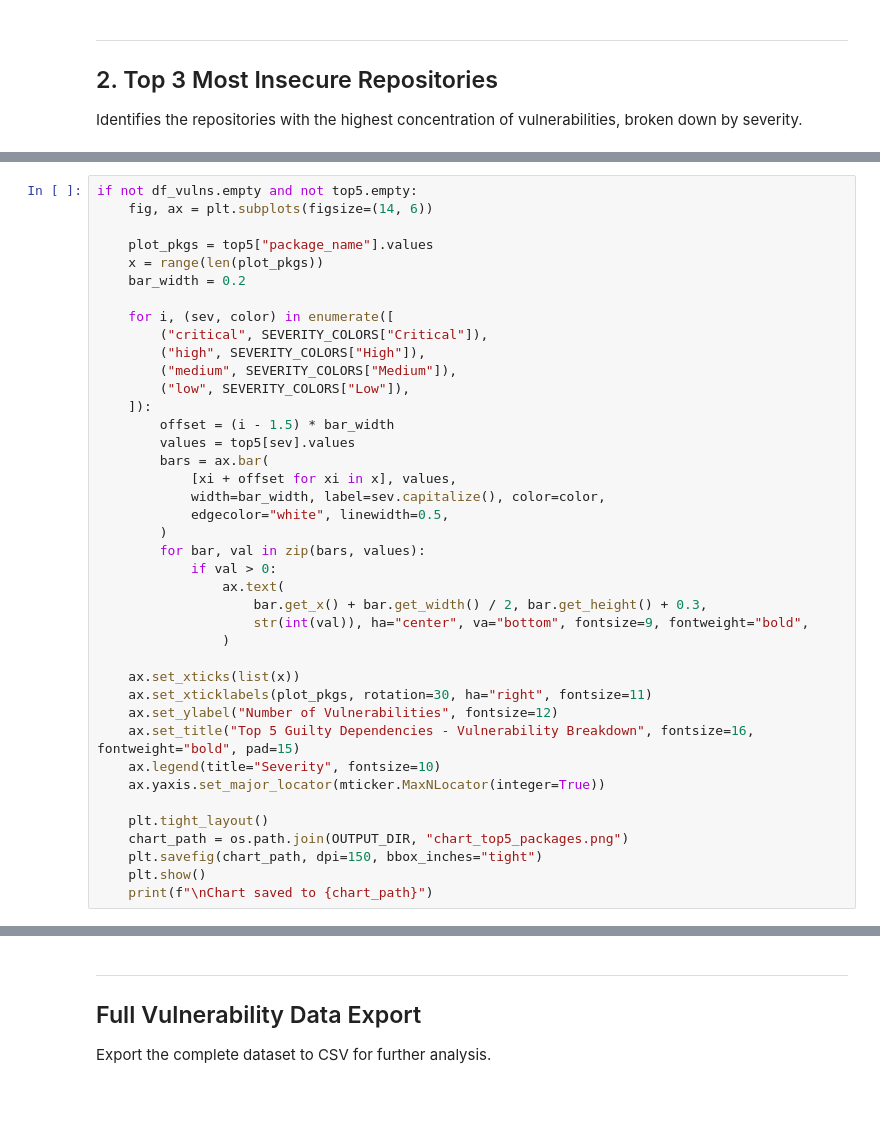
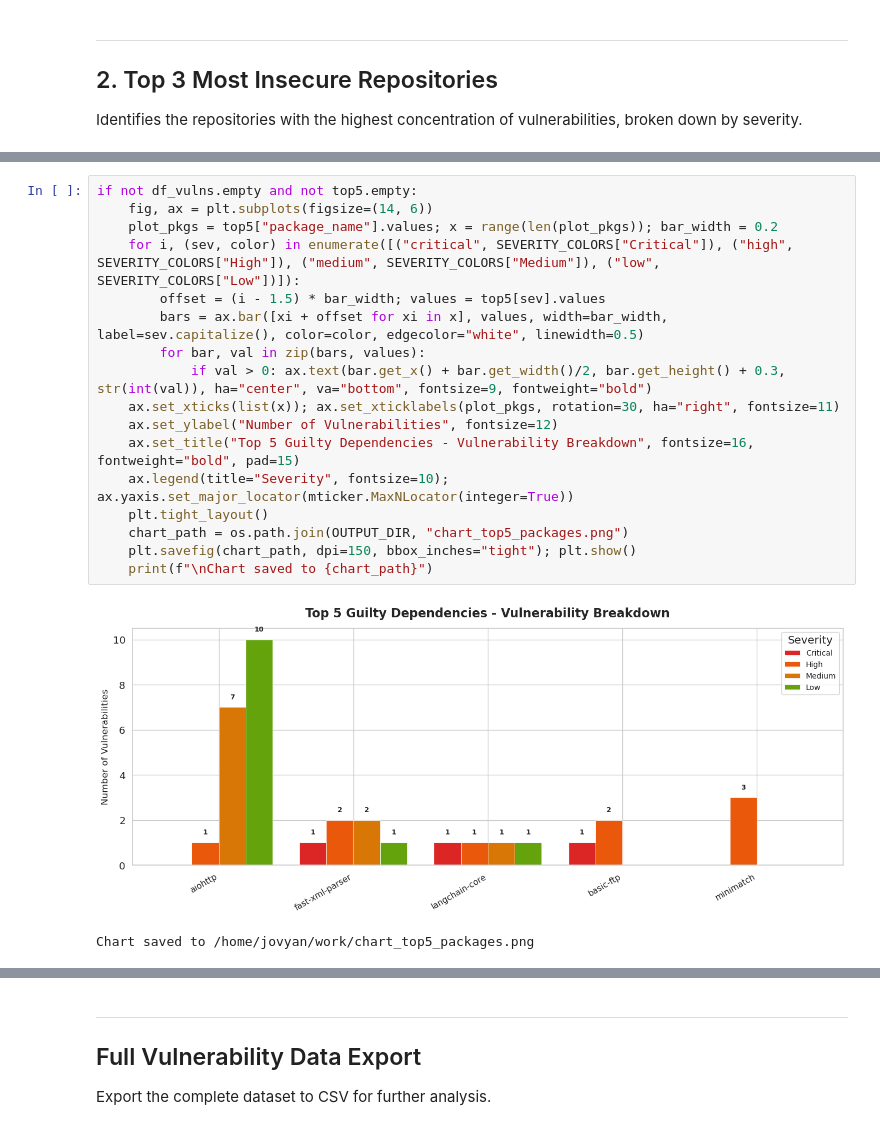
Before and after one commit to F33gz/SBOMs, a Jupyter notebook: notebooks/analysis.ipynb, the cells around one changed output, grey strips where cells are left out. Saved outputs shown, nothing was run; the diff lists cells and outputs as text; blank space fills up the shorter version.

```diff
--- a/notebooks/analysis.ipynb
+++ b/notebooks/analysis.ipynb
@@ -292,40 +218,20 @@ else:
 # %%
 if not df_vulns.empty and not top5.empty:
     fig, ax = plt.subplots(figsize=(14, 6))
-
-    plot_pkgs = top5["package_name"].values
-    x = range(len(plot_pkgs))
-    bar_width = 0.2
-
-    for i, (sev, color) in enumerate([
-        ("critical", SEVERITY_COLORS["Critical"]),
-        ("high", SEVERITY_COLORS["High"]),
-        ("medium", SEVERITY_COLORS["Medium"]),
-        ("low", SEVERITY_COLORS["Low"]),
-    ]):
-        offset = (i - 1.5) * bar_width
-        values = top5[sev].values
-        bars = ax.bar(
-            [xi + offset for xi in x], values,
-            width=bar_width, label=sev.capitalize(), color=color,
-            edgecolor="white", linewidth=0.5,
-        )
+    plot_pkgs = top5["package_name"].values; x = range(len(plot_pkgs)); bar_width = 0.2
+    for i, (sev, color) in enumerate([("critical", SEVERITY_COLORS["Critical"]), ("high", SEVERITY_COLORS["High"]), ("medium", SEVERITY_COLORS["Medium"]), ("low", SEVERITY_COLORS["Low"])]):
+        offset = (i - 1.5) * bar_width; values = top5[sev].values
+        bars = ax.bar([xi + offset for xi in x], values, width=bar_width, label=sev.capitalize(), color=color, edgecolor="white", linewidth=0.5)
         for bar, val in zip(bars, values):
-            if val > 0:
-                ax.text(
-                    bar.get_x() + bar.get_width() / 2, bar.get_height() + 0.3,
-                    str(int(val)), ha="center", va="bottom", fontsize=9, fontweight="bold",
-                )
-
-    ax.set_xticks(list(x))
-    ax.set_xticklabels(plot_pkgs, rotation=30, ha="right", fontsize=11)
+            if val > 0: ax.text(bar.get_x() + bar.get_width()/2, bar.get_height() + 0.3, str(int(val)), ha="center", va="bottom", fontsize=9, fontweight="bold")
+    ax.set_xticks(list(x)); ax.set_xticklabels(plot_pkgs, rotation=30, ha="right", fontsize=11)
     ax.set_ylabel("Number of Vulnerabilities", fontsize=12)
     ax.set_title("Top 5 Guilty Dependencies - Vulnerability Breakdown", fontsize=16, fontweight="bold", pad=15)
-    ax.legend(title="Severity", fontsize=10)
-    ax.yaxis.set_major_locator(mticker.MaxNLocator(integer=True))
-
+    ax.legend(title="Severity", fontsize=10); ax.yaxis.set_major_locator(mticker.MaxNLocator(integer=True))
     plt.tight_layout()
     chart_path = os.path.join(OUTPUT_DIR, "chart_top5_packages.png")
-    plt.savefig(chart_path, dpi=150, bbox_inches="tight")
-    plt.show()
+    plt.savefig(chart_path, dpi=150, bbox_inches="tight"); plt.show()
     print(f"\nChart saved to {chart_path}")
+# %% [output]
+[figure, added]
+Chart saved to /home/jovyan/work/chart_top5_packages.png
```
Also changed, not shown: parts of 21 cells of this notebook, 5 other files.
